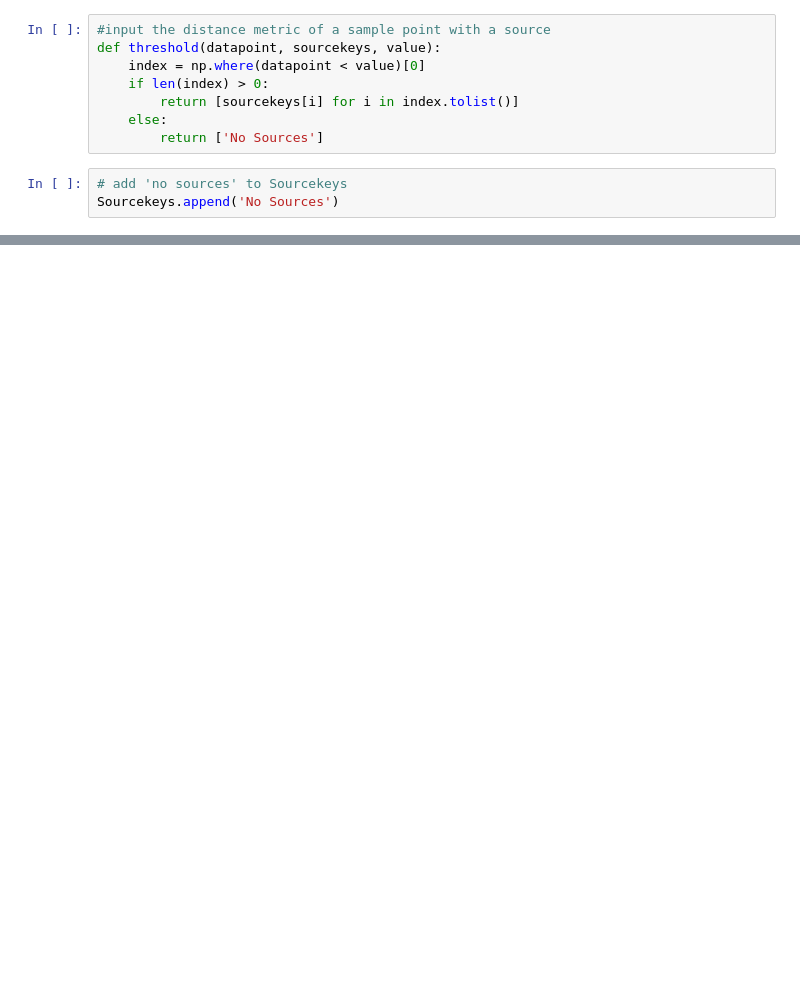
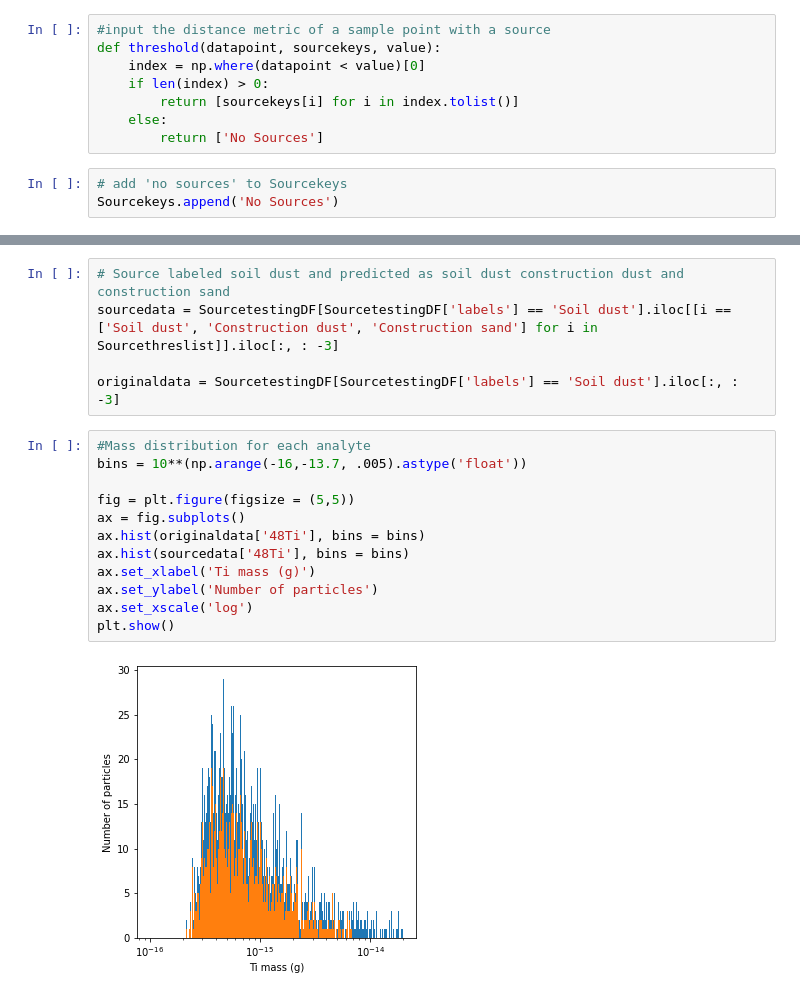
Before and after one commit to gbland0725/PMSources, a Jupyter notebook: src/examplepackage/Softclustering.ipynb, the cells around one changed output, grey strips where cells are left out. Drawn from its saved outputs; the diff is of its cells as text; blank space fills up the shorter version.

```diff
--- a/src/examplepackage/Softclustering.ipynb
+++ b/src/examplepackage/Softclustering.ipynb
@@ -121,0 +256,19 @@ labels
+# %%
+# Source labeled soil dust and predicted as soil dust construction dust and construction sand
+sourcedata = SourcetestingDF[SourcetestingDF['labels'] == 'Soil dust'].iloc[[i == ['Soil dust', 'Construction dust', 'Construction sand'] for i in Sourcethreslist]].iloc[:, : -3]
+
+originaldata = SourcetestingDF[SourcetestingDF['labels'] == 'Soil dust'].iloc[:, : -3]
+# %%
+#Mass distribution for each analyte
+bins = 10**(np.arange(-16,-13.7, .005).astype('float'))
+
+fig = plt.figure(figsize = (5,5))
+ax = fig.subplots()
+ax.hist(originaldata['48Ti'], bins = bins)
+ax.hist(sourcedata['48Ti'], bins = bins)
+ax.set_xlabel('Ti mass (g)')
+ax.set_ylabel('Number of particles')
+ax.set_xscale('log')
+plt.show()
+# %% [output]
+[figure, added]
```
Also changed, not shown: parts of 44 cells of this notebook, 33 other files.
